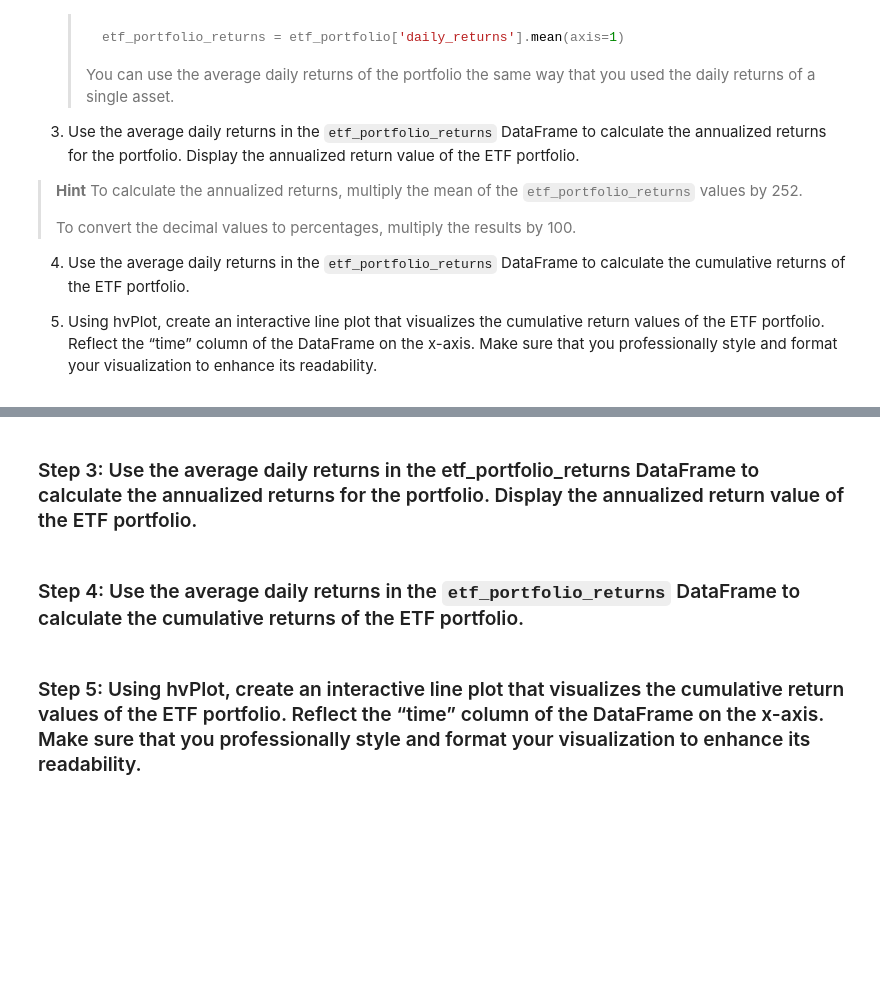
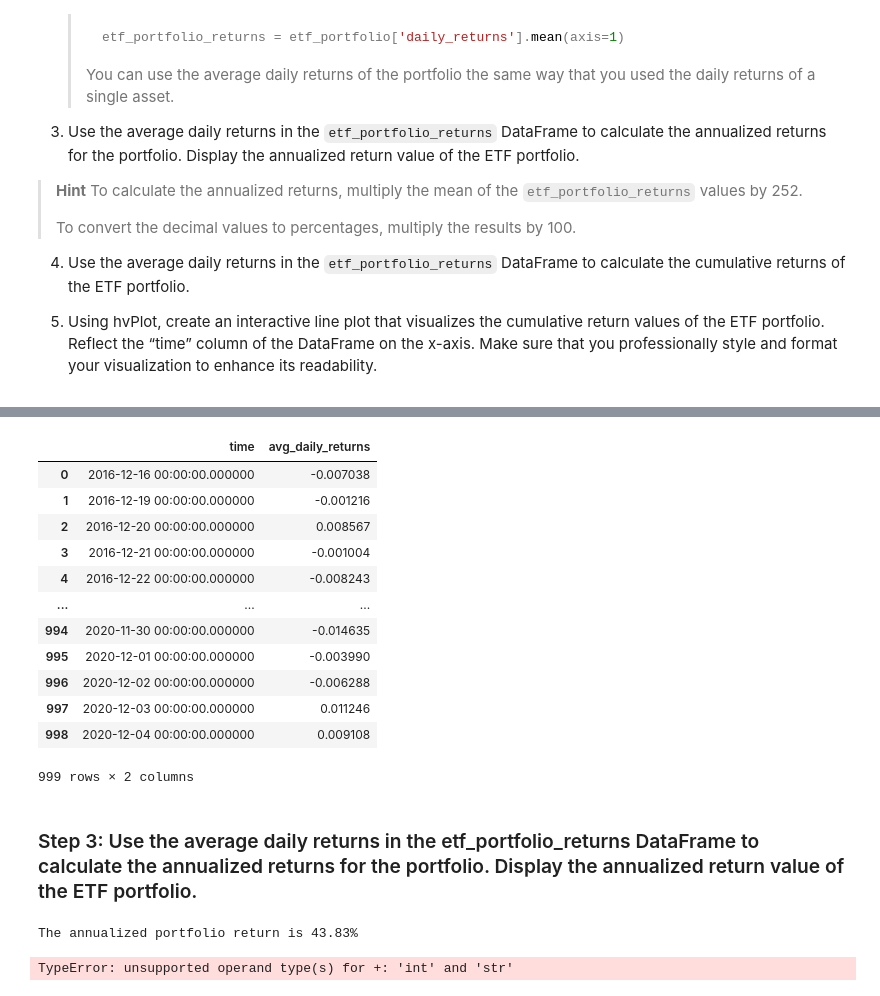
Before and after one commit to jgrichardson/etf_analyzer, a Jupyter notebook: etf_analyzer.ipynb, the cells around one changed output, grey strips where cells are left out. Drawn from its saved outputs; the diff is of its cells as text; code cells hidden in the pictures; blank space fills up the shorter version.

```diff
--- a/etf_analyzer.ipynb
+++ b/etf_analyzer.ipynb
@@ -294,28 +368,45 @@ etf_portfolio = # YOUR CODE HERE
 # %%
 # Create a DataFrame that displays the mean value of the “daily_returns” columns for all four assets.
-etf_portfolio_returns = # YOUR CODE HERE
+etf_portfolio_returns = pd.DataFrame()
+etf_portfolio_returns["time"] = etf_portfolio["time"]
+etf_portfolio_returns["avg_daily_returns"] = etf_portfolio[["gdot_daily_returns","gs_daily_returns","pypl_daily_returns","sq_daily_returns"]].mean(axis=1)
 
 # Review the resulting DataFrame
-# YOUR CODE HERE
+etf_portfolio_returns
+# %% [output]
+|  | time | avg_daily_returns |
+| 0 | 2016-12-16 00:00:00.000000 | -0.007038 |
+| 1 | 2016-12-19 00:00:00.000000 | -0.001216 |
+| 2 | 2016-12-20 00:00:00.000000 | 0.008567 |
+| 3 | 2016-12-21 00:00:00.000000 | -0.001004 |
+| 4 | 2016-12-22 00:00:00.000000 | -0.008243 |
+| ... | ... | ... |
+| 994 | 2020-11-30 00:00:00.000000 | -0.014635 |
+| 995 | 2020-12-01 00:00:00.000000 | -0.003990 |
+| 996 | 2020-12-02 00:00:00.000000 | -0.006288 |
+| 997 | 2020-12-03 00:00:00.000000 | 0.011246 |
+| 998 | 2020-12-04 00:00:00.000000 | 0.009108 |
+999 rows × 2 columns
 # %% [markdown]
 ### Step 3: Use the average daily returns in the etf_portfolio_returns DataFrame to calculate the annualized returns for the portfolio. Display the annualized return value of the ETF portfolio.
 # %%
 # Use the average daily returns provided by the etf_portfolio_returns DataFrame
 # to calculate the annualized return for the portfolio.
-annualized_etf_portfolio_returns = # YOUR CODE HERE
+annualized_etf_portfolio_returns = etf_portfolio_returns["avg_daily_returns"].mean() * 252
 
 # Display the annualized return value of the ETF portfolio.
-# YOUR CODE HERE
+annualized_etf_portfolio_returns = annualized_etf_portfolio_returns * 100
+print(f"The annualized portfolio return is {annualized_etf_portfolio_returns:.2f}%")
+# %% [output]
+The annualized portfolio return is 43.83%
-# %% [markdown]
-### Step 4: Use the average daily returns in the `etf_portfolio_returns` DataFrame to calculate the cumulative returns of the ETF portfolio.
 # %%
 # Use the average daily returns provided by the etf_portfolio_returns DataFrame
 # to calculate the cumulative returns
-etf_cumulative_returns = # YOUR CODE HERE
+etf_cumulative_returns = (1 + etf_portfolio_returns).cumprod()
 
 # Display the final cumulative return value
-# YOUR CODE HERE
+etf_cumulative_returns
+# %% [output]
+TypeError: unsupported operand type(s) for +: 'int' and 'str'
-# %% [markdown]
-### Step 5: Using hvPlot, create an interactive line plot that visualizes the cumulative return values of the ETF portfolio. Reflect the “time” column of the DataFrame on the x-axis. Make sure that you professionally style and format your visualization to enhance its readability.
 # %%
 # Using hvplot, create an interactive line plot that visualizes the ETF portfolios cumulative return values.
```
Also changed, not shown: parts of 10 cells of this notebook.
